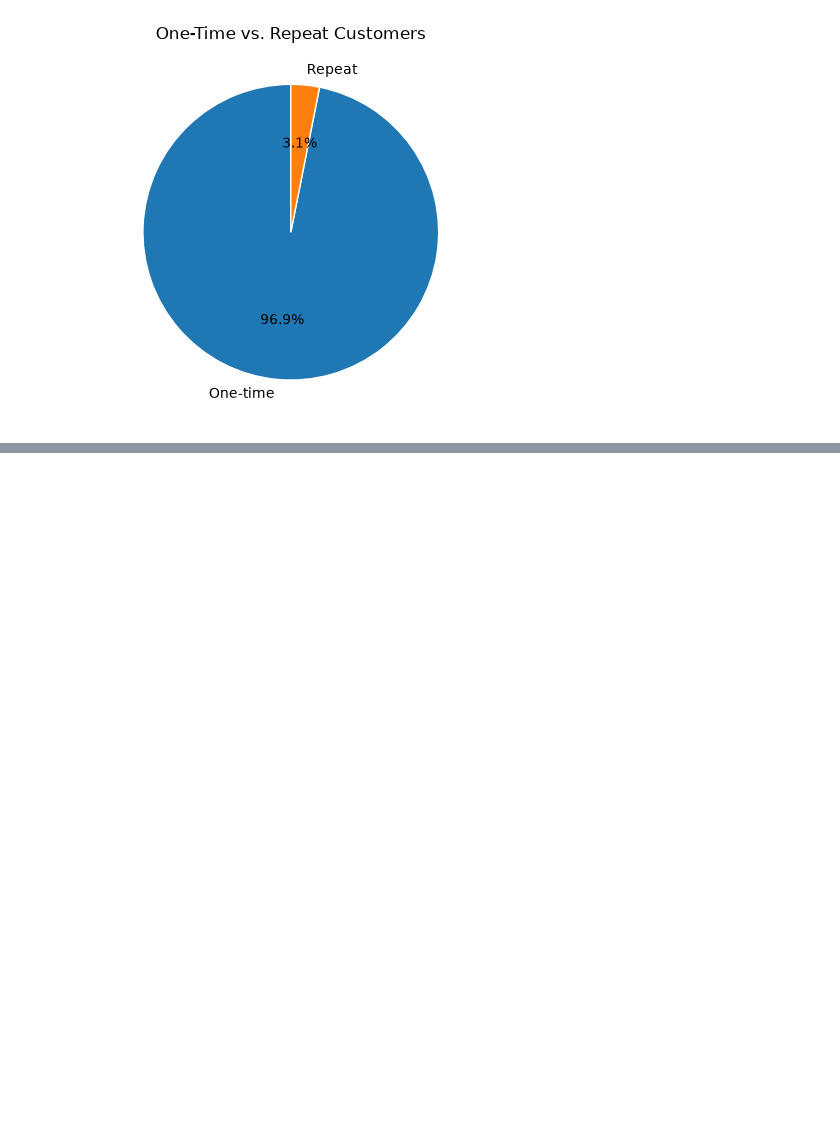
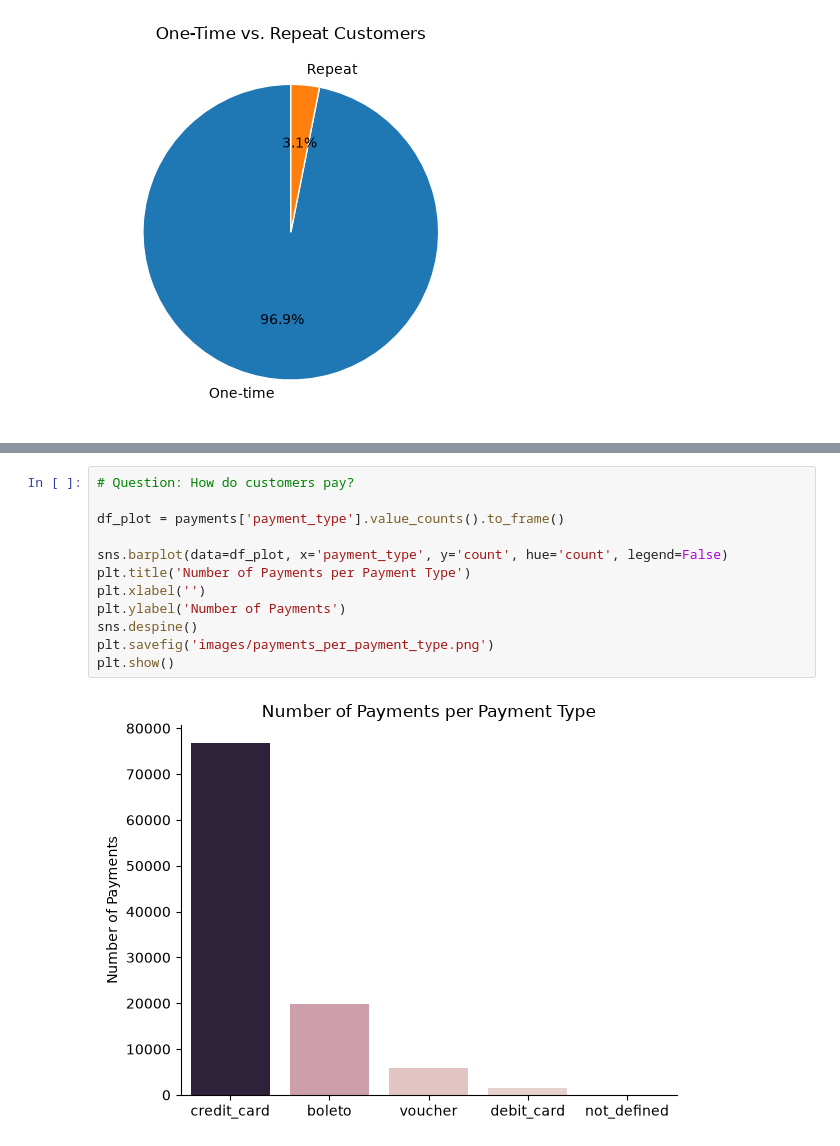
Before and after one commit to kristinamakarin/Olist_Ecommerce_Analysis, a Jupyter notebook: project_python/1_EDA_intro.ipynb, the cells around one changed output, grey strips where cells are left out. Drawn from its saved outputs; the diff is of its cells as text; blank space fills up the shorter version.

Commit message:
Update EDA intro, add top 10 states and type of payments

```diff
--- a/project_python/1_EDA_intro.ipynb
+++ b/project_python/1_EDA_intro.ipynb
@@ -139,3 +140,17 @@ plt.savefig('images/review_scores.png')
 plt.show()
 # %% [output]
 [figure]
+# %%
+# Question: How do customers pay?
+
+df_plot = payments['payment_type'].value_counts().to_frame()
+
+sns.barplot(data=df_plot, x='payment_type', y='count', hue='count', legend=False)
+plt.title('Number of Payments per Payment Type')
+plt.xlabel('')
+plt.ylabel('Number of Payments')
+sns.despine()
+plt.savefig('images/payments_per_payment_type.png')
+plt.show()
+# %% [output]
+[figure, added]
```
Also changed, not shown: parts of 2 cells of this notebook, 2 other files.
